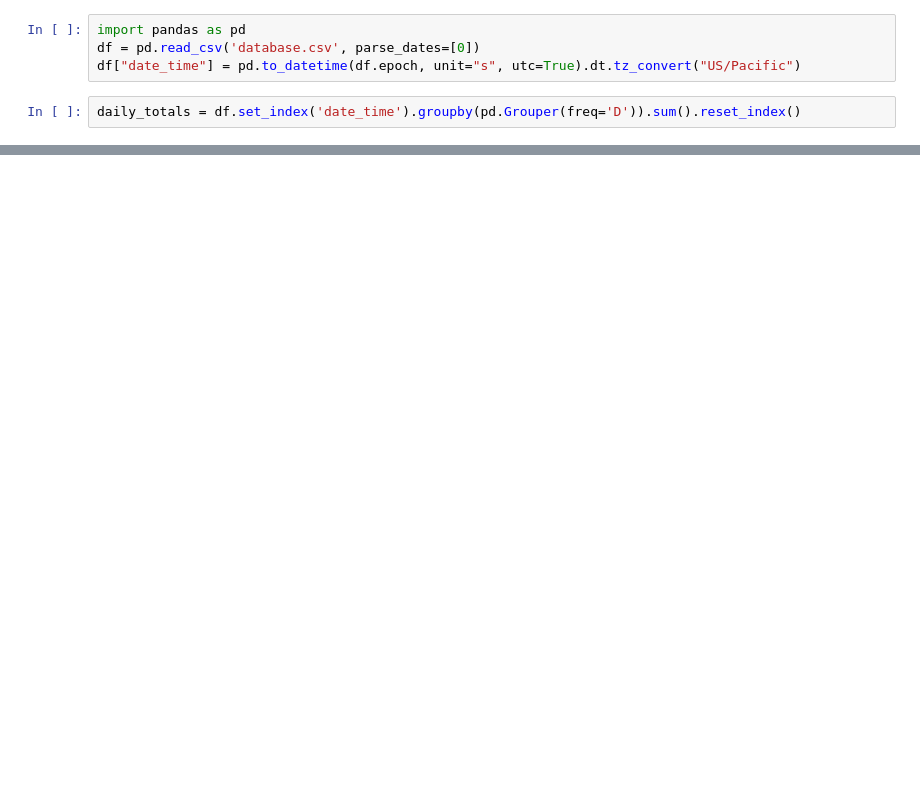
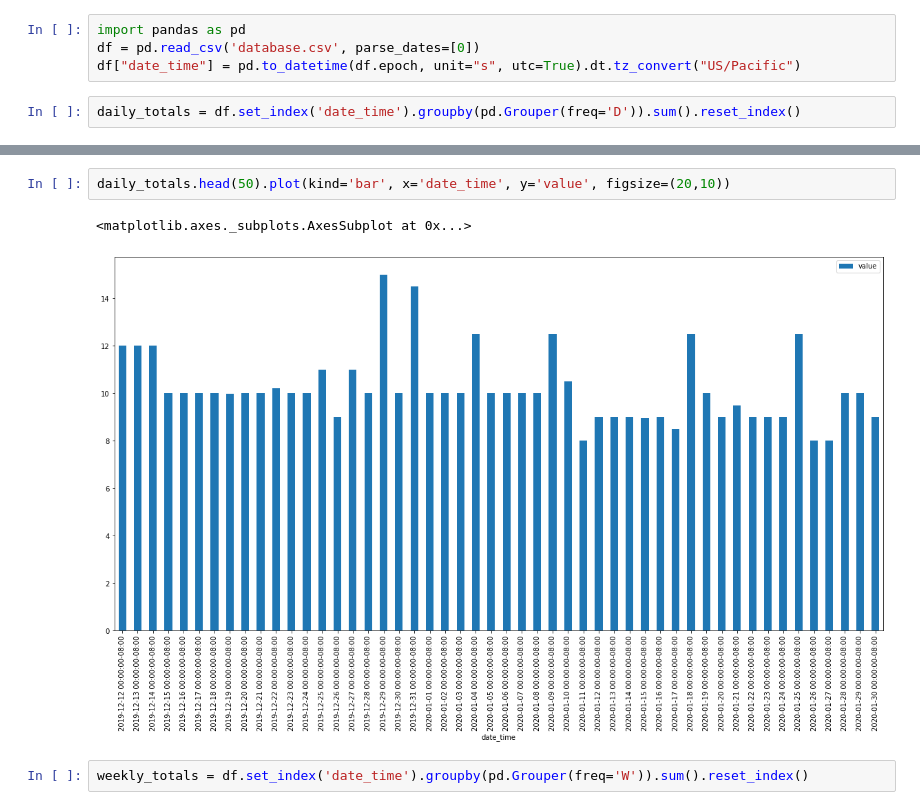
Before and after one commit to Douglas-Klos/daily_sums, a Jupyter notebook: daily_totals.ipynb, the cells around one changed output, grey strips where cells are left out. Saved outputs shown, nothing was run; the diff lists cells and outputs as text; blank space fills up the shorter version.

```diff
--- a/daily_totals.ipynb
+++ b/daily_totals.ipynb
@@ -25,0 +28,7 @@ daily_totals.plot(kind='bar', x='date_time', y='value', figsize=(20,10))
+# %%
+daily_totals.head(50).plot(kind='bar', x='date_time', y='value', figsize=(20,10))
+# %% [output]
+<matplotlib.axes._subplots.AxesSubplot at 0x...>
+[figure, added]
+# %%
+weekly_totals = df.set_index('date_time').groupby(pd.Grouper(freq='W')).sum().reset_index()
```
Also changed, not shown: parts of 7 cells of this notebook, 6 other files.
